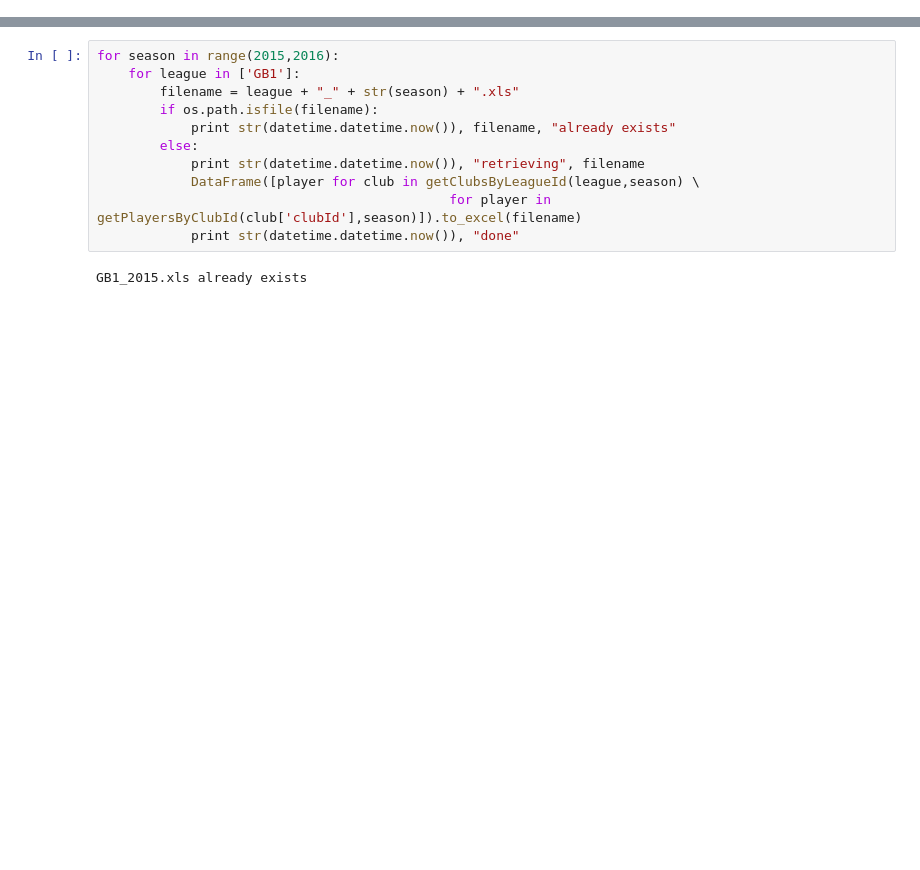
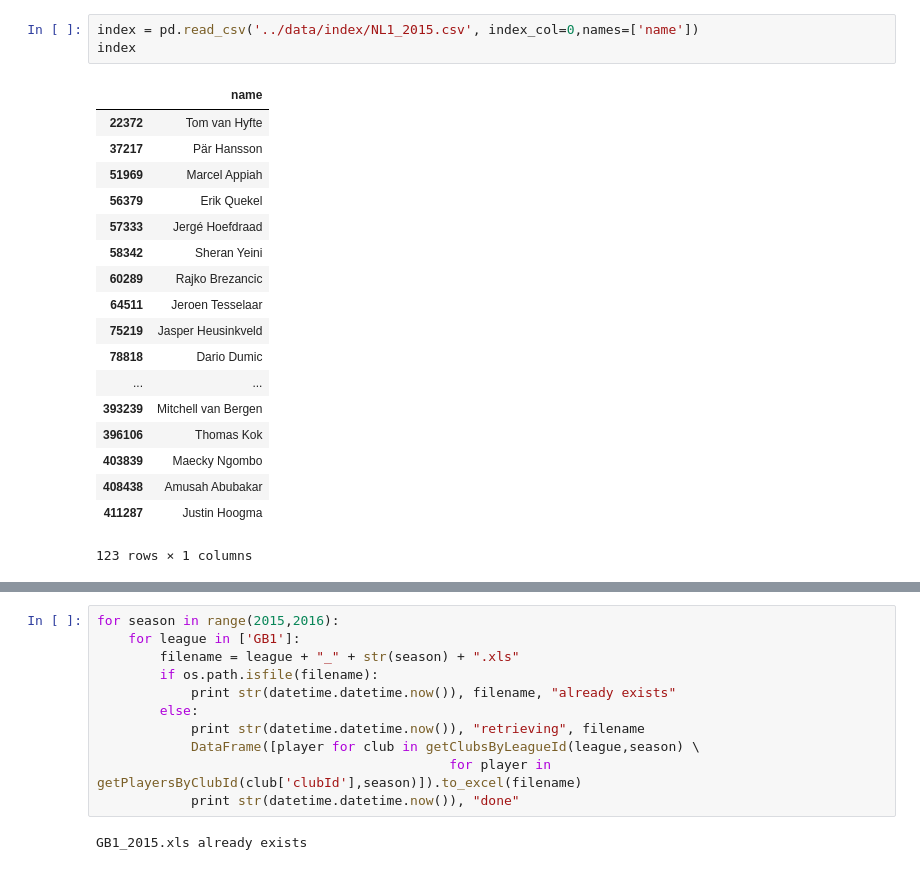
Before and after one commit to kebuhcah/soccer-history, a Jupyter notebook: notebooks/transfermarkt.ipynb, the cells around one changed output, grey strips where cells are left out. Cells and saved outputs as stored; diff of their text form; blank space fills up the shorter version.

```diff
--- a/notebooks/transfermarkt.ipynb
+++ b/notebooks/transfermarkt.ipynb
@@ -161,0 +145,22 @@ players[players["filename"] == "L1_2003"]
+# %%
+index = pd.read_csv('../data/index/NL1_2015.csv', index_col=0,names=['name'])
+index
+# %% [output]
+|  | name |
+| 22372 | Tom van Hyfte |
+| 37217 | Pär Hansson |
+| 51969 | Marcel Appiah |
+| 56379 | Erik Quekel |
+| 57333 | Jergé Hoefdraad |
+| 58342 | Sheran Yeini |
+| 60289 | Rajko Brezancic |
+| 64511 | Jeroen Tesselaar |
+| 75219 | Jasper Heusinkveld |
+| 78818 | Dario Dumic |
+| ... | ... |
+| 393239 | Mitchell van Bergen |
+| 396106 | Thomas Kok |
+| 403839 | Maecky Ngombo |
+| 408438 | Amusah Abubakar |
+| 411287 | Justin Hoogma |
+123 rows × 1 columns
```
Also changed, not shown: parts of 16 cells of this notebook, 1 other file.
